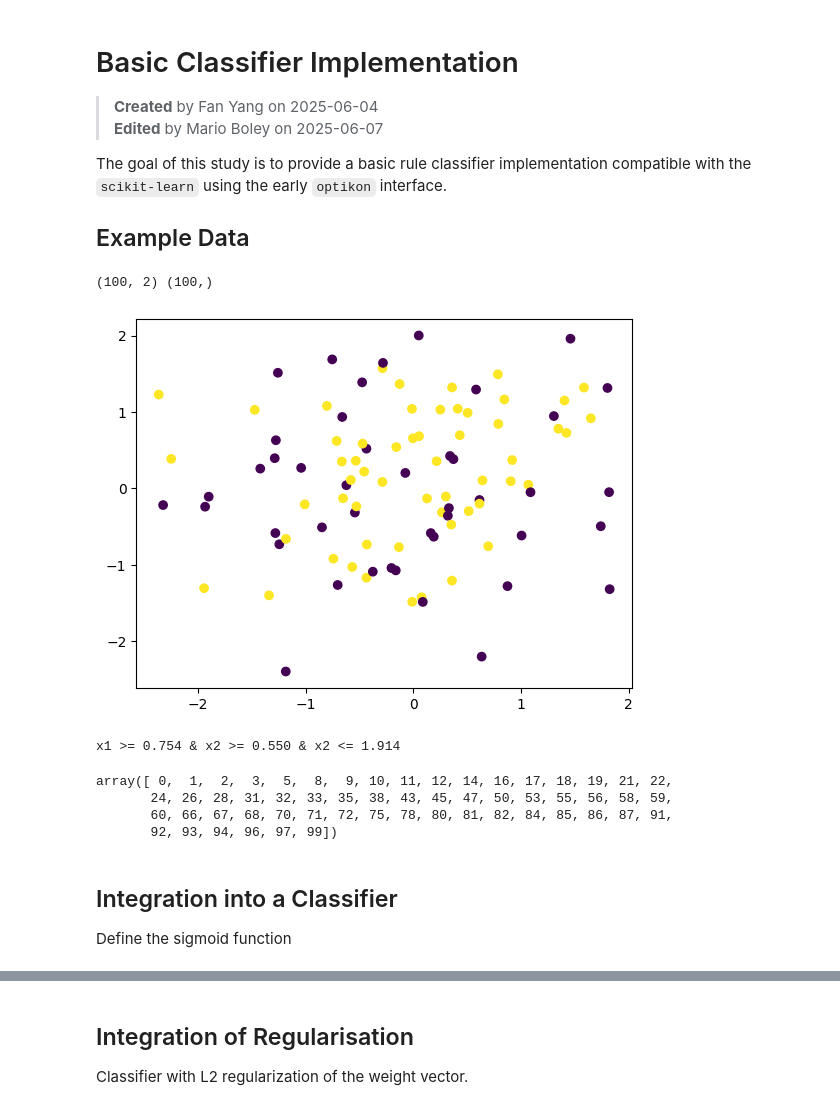
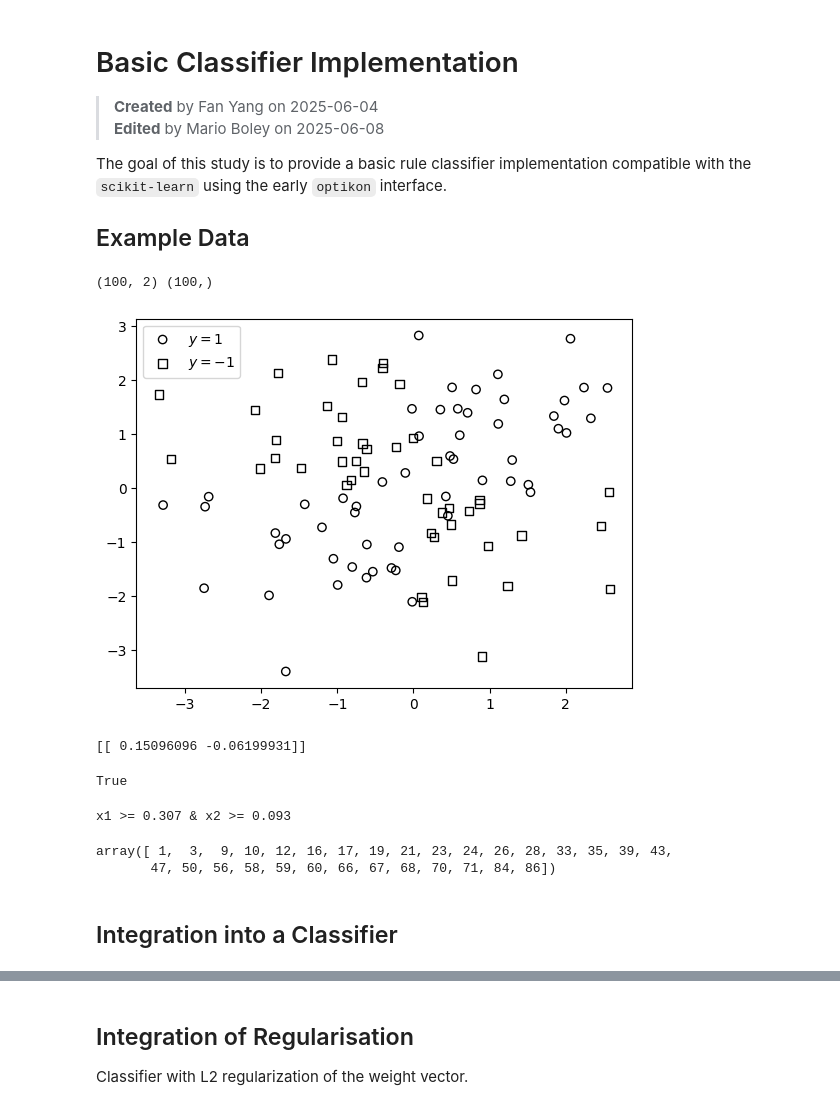
Before and after one commit to marioboley/ruleboost, a Jupyter notebook: spikes/classification.ipynb, the cells around one changed output, grey strips where cells are left out. Saved outputs shown, nothing was run; the diff lists cells and outputs as text; code cells hidden in the pictures.

```diff
--- a/spikes/classification.ipynb
+++ b/spikes/classification.ipynb
@@ -1,24 +1,37 @@
 # %% [markdown]
 # Basic Classifier Implementation
 > **Created** by Fan Yang on 2025-06-04
-> **Edited** by Mario Boley on 2025-06-07
+> **Edited** by Mario Boley on 2025-06-08
 
 The goal of this study is to provide a basic rule classifier implementation compatible with the `scikit-learn` using the early `optikon` interface.
 
 ## Example Data
 # %%
 import numpy as np
+from scipy.special import expit
 from matplotlib import pyplot as plt
 
-x = np.random.default_rng(seed=0).multivariate_normal([0, 0], np.eye(2), size=100)
-y = np.random.default_rng(seed=0).choice([-1,1],size=100)
+RNG = np.random.default_rng(seed=0)
+x = RNG.multivariate_normal([0, 0], 2*np.eye(2), size=100)
+y = 2*RNG.binomial(1, expit(10*x[:, 0]*x[:, 1])) - 1 # RNG.choice([-1,1],size=100)
 print(x.shape, y.shape)
 
-plt.scatter(x[:, 0], x[:,1], c=y)
+plt.scatter(x[y>0, 0], x[y>0, 1], marker='o', fc='None', ec='black', label='$y=1$')
+plt.scatter(x[y<=0, 0], x[y<=0, 1], marker='s', fc='None', ec='black', label='$y=-1$')
+plt.legend()
 plt.show()
 # %% [output]
 (100, 2) (100,)
-[figure, old version]
+[figure, new version]
+# %%
+from sklearn.linear_model import LogisticRegression
+
+linear = LogisticRegression().fit(x, y)
+print(linear.coef_)
+np.array_equal(linear.predict(x), 2*(linear.predict_proba(x)[:, 1] >= 0.5)-1)
+# %% [output]
+[[ 0.15096096 -0.06199931]]
+True
 # %%
 from optikon import max_weighted_support, equal_width_propositionalization
 
@@ -27,12 +40,8 @@ key, _, _ ,_ = max_weighted_support(x, y, props, max_depth=5)
 print(props.str_from_conj(key))
 props[key].support_all(x)
 # %% [output]
-x1 >= 0.754 & x2 >= 0.550 & x2 <= 1.914
+x1 >= 0.307 & x2 >= 0.093
-array([ 0,  1,  2,  3,  5,  8,  9, 10, 11, 12, 14, 16, 17, 18, 19, 21, 22,
-       24, 26, 28, 31, 32, 33, 35, 38, 43, 45, 47, 50, 53, 55, 56, 58, 59,
-       60, 66, 67, 68, 70, 71, 72, 75, 78, 80, 81, 82, 84, 85, 86, 87, 91,
-       92, 93, 94, 96, 97, 99])
+array([ 1,  3,  9, 10, 12, 16, 17, 19, 21, 23, 24, 26, 28, 33, 35, 39, 43,
+       47, 50, 56, 58, 59, 60, 66, 67, 68, 70, 71, 84, 86])
 # %% [markdown]
 ## Integration into a Classifier
-
-Define the sigmoid function
```
Also changed, not shown: parts of 4 cells of this notebook, 2 other files.
